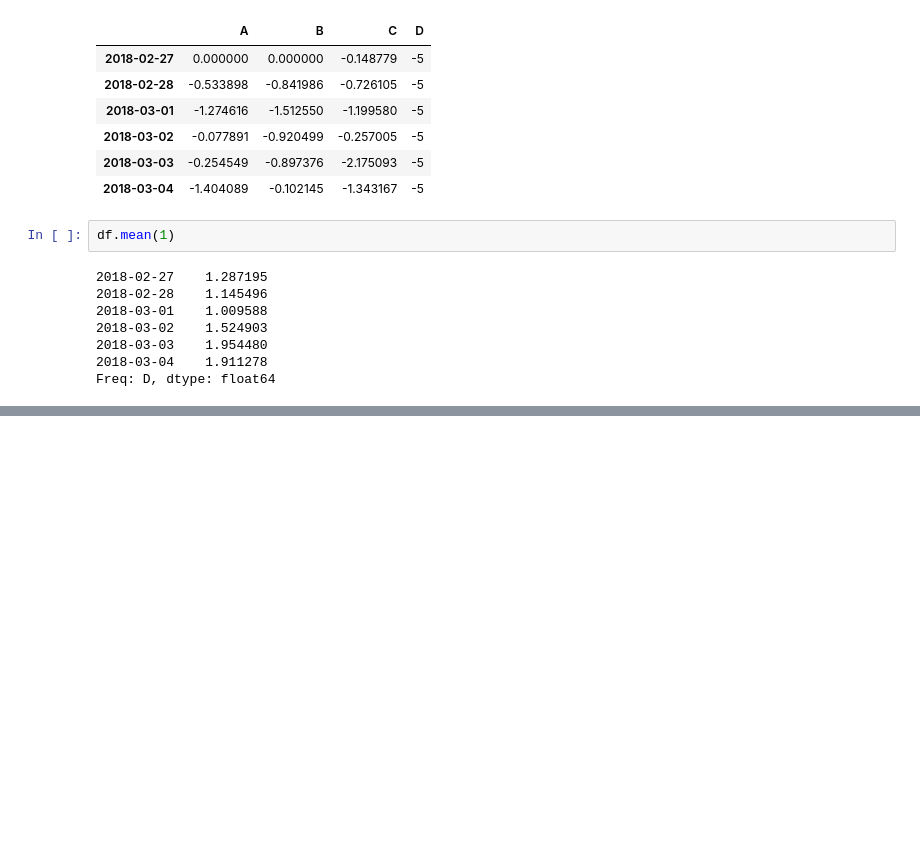
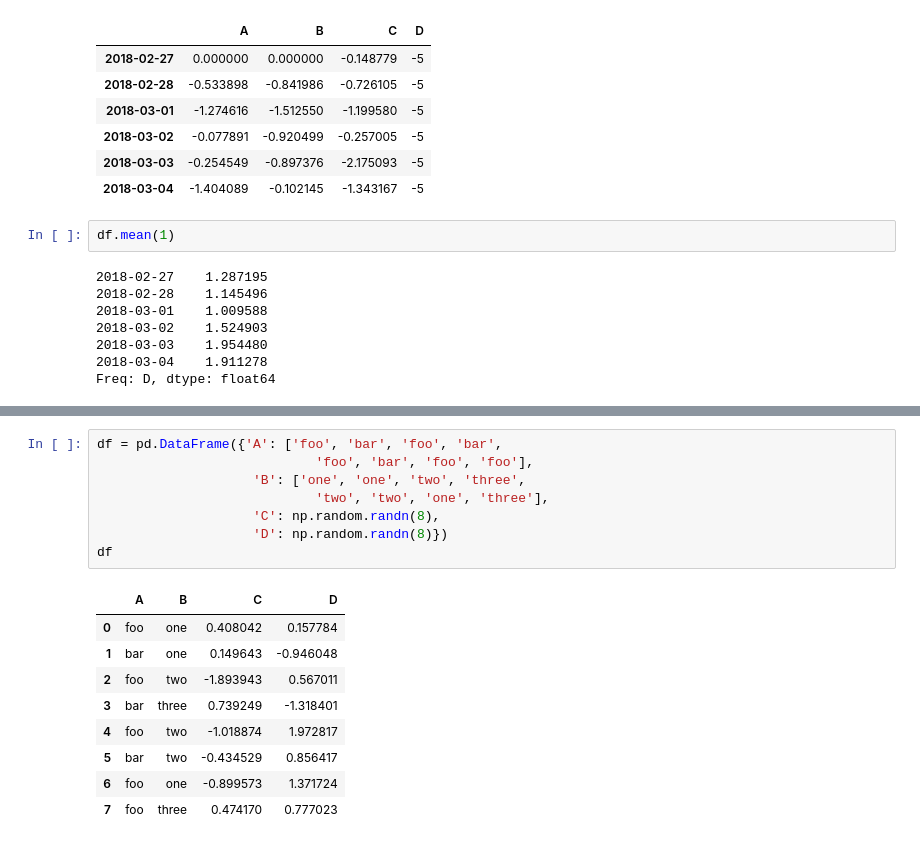
Before and after one commit to zmLucky/CodeStudy, a Jupyter notebook: py/pd.ipynb, the cells around one changed output, grey strips where cells are left out. Saved outputs shown, nothing was run; the diff lists cells and outputs as text; blank space fills up the shorter version.

```diff
--- a/py/pd.ipynb
+++ b/py/pd.ipynb
@@ -269,0 +308,18 @@ df
+# %%
+df = pd.DataFrame({'A': ['foo', 'bar', 'foo', 'bar',
+                            'foo', 'bar', 'foo', 'foo'],
+                    'B': ['one', 'one', 'two', 'three',
+                            'two', 'two', 'one', 'three'],
+                    'C': np.random.randn(8),
+                    'D': np.random.randn(8)})
+df
+# %% [output]
+|  | A | B | C | D |
+| 0 | foo | one | 0.408042 | 0.157784 |
+| 1 | bar | one | 0.149643 | -0.946048 |
+| 2 | foo | two | -1.893943 | 0.567011 |
+| 3 | bar | three | 0.739249 | -1.318401 |
+| 4 | foo | two | -1.018874 | 1.972817 |
+| 5 | bar | two | -0.434529 | 0.856417 |
+| 6 | foo | one | -0.899573 | 1.371724 |
+| 7 | foo | three | 0.474170 | 0.777023 |
```
Also changed, not shown: parts of 9 cells of this notebook, 14 other files.
